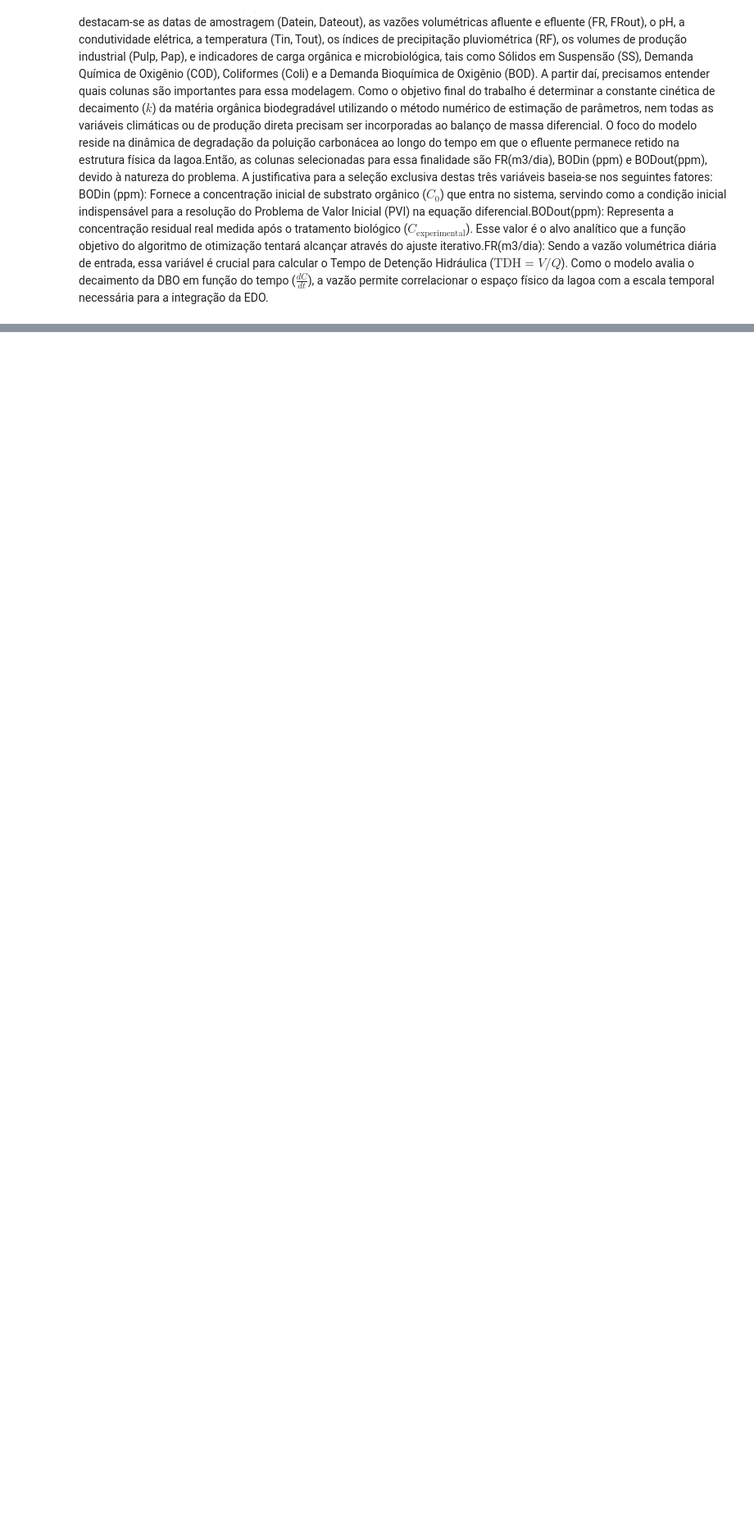
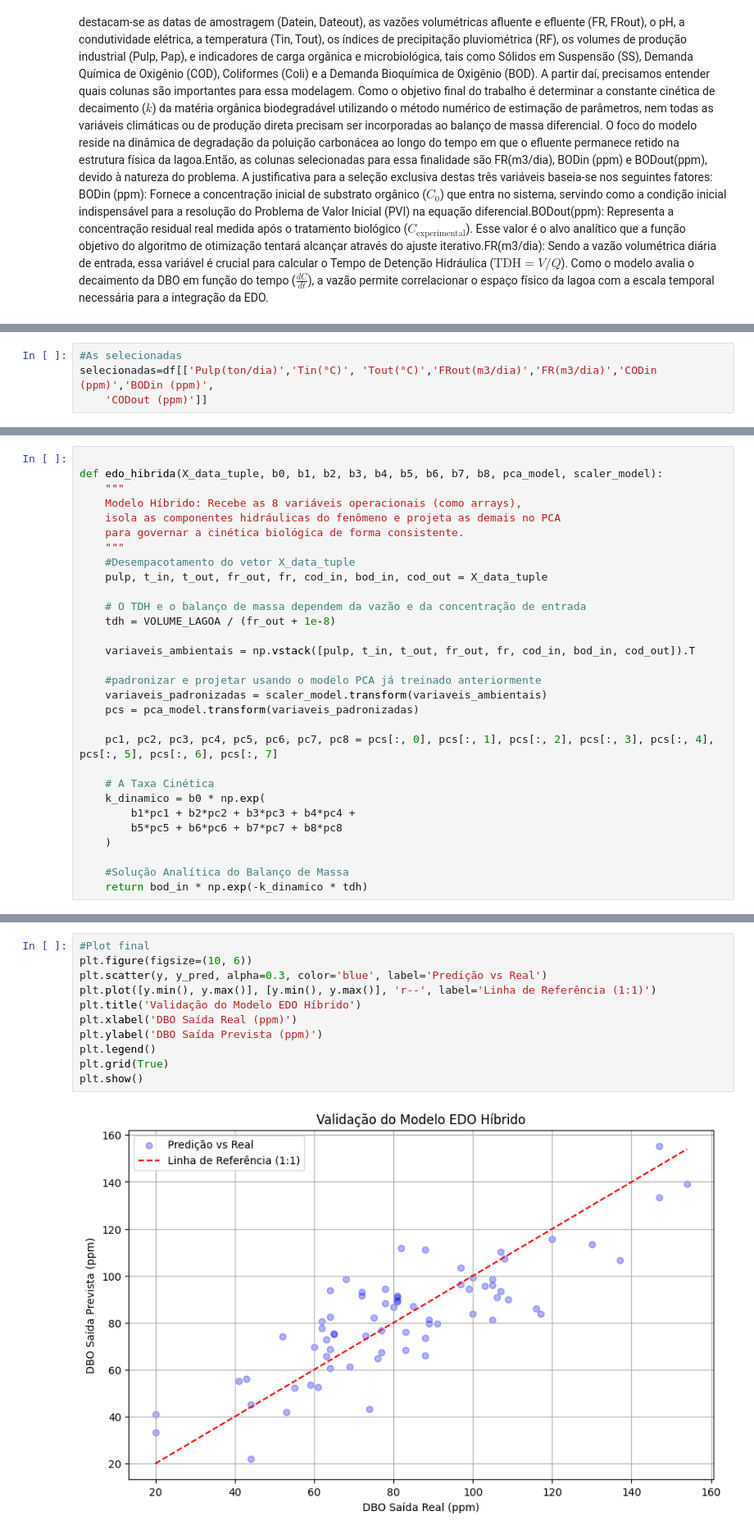
Before and after one commit to Souzalua/Matem-tica-instrumental, a Jupyter notebook: Otimizacao_lagoa.ipynb, the cells around one changed output, grey strips where cells are left out. Shown at 82% size. Cells and saved outputs as stored; diff of their text form; blank space fills up the shorter version.

```diff
--- a/Otimizacao_lagoa.ipynb
+++ b/Otimizacao_lagoa.ipynb
@@ -165,0 +261,4 @@ O gráfico prova que o modelo matemático funciona. A linha azul intercepta com
+# %%
+#As selecionadas
+selecionadas=df[['Pulp(ton/dia)','Tin(°C)', 'Tout(°C)','FRout(m3/dia)','FR(m3/dia)','CODin (ppm)','BODin (ppm)',
+    'CODout (ppm)']]
@@ -165,0 +313,30 @@ O gráfico prova que o modelo matemático funciona. A linha azul intercepta com
+# %%
+
+def edo_hibrida(X_data_tuple, b0, b1, b2, b3, b4, b5, b6, b7, b8, pca_model, scaler_model):
+    """
+    Modelo Híbrido: Recebe as 8 variáveis operacionais (como arrays),
+    isola as componentes hidráulicas do fenômeno e projeta as demais no PCA
+    para governar a cinética biológica de forma consistente.
+    """
+    #Desempacotamento do vetor X_data_tuple
+    pulp, t_in, t_out, fr_out, fr, cod_in, bod_in, cod_out = X_data_tuple
+
+    # O TDH e o balanço de massa dependem da vazão e da concentração de entrada
+    tdh = VOLUME_LAGOA / (fr_out + 1e-8)
+
+    variaveis_ambientais = np.vstack([pulp, t_in, t_out, fr_out, fr, cod_in, bod_in, cod_out]).T
+
+    #padronizar e projetar usando o modelo PCA já treinado anteriormente
+    variaveis_padronizadas = scaler_model.transform(variaveis_ambientais)
+    pcs = pca_model.transform(variaveis_padronizadas)
+
+    pc1, pc2, pc3, pc4, pc5, pc6, pc7, pc8 = pcs[:, 0], pcs[:, 1], pcs[:, 2], pcs[:, 3], pcs[:, 4], pcs[:, 5], pcs[:, 6], pcs[:, 7]
+
+    # A Taxa Cinética
+    k_dinamico = b0 * np.exp(
+        b1*pc1 + b2*pc2 + b3*pc3 + b4*pc4 +
+        b5*pc5 + b6*pc6 + b7*pc7 + b8*pc8
+    )
+
+    #Solução Analítica do Balanço de Massa
+    return bod_in * np.exp(-k_dinamico * tdh)
@@ -165,0 +434,13 @@ O gráfico prova que o modelo matemático funciona. A linha azul intercepta com
+# %%
+#Plot final
+plt.figure(figsize=(10, 6))
+plt.scatter(y, y_pred, alpha=0.3, color='blue', label='Predição vs Real')
+plt.plot([y.min(), y.max()], [y.min(), y.max()], 'r--', label='Linha de Referência (1:1)')
+plt.title('Validação do Modelo EDO Híbrido')
+plt.xlabel('DBO Saída Real (ppm)')
+plt.ylabel('DBO Saída Prevista (ppm)')
+plt.legend()
+plt.grid(True)
+plt.show()
+# %% [output]
+[figure, added]
```
Also changed, not shown: parts of 56 cells of this notebook.
